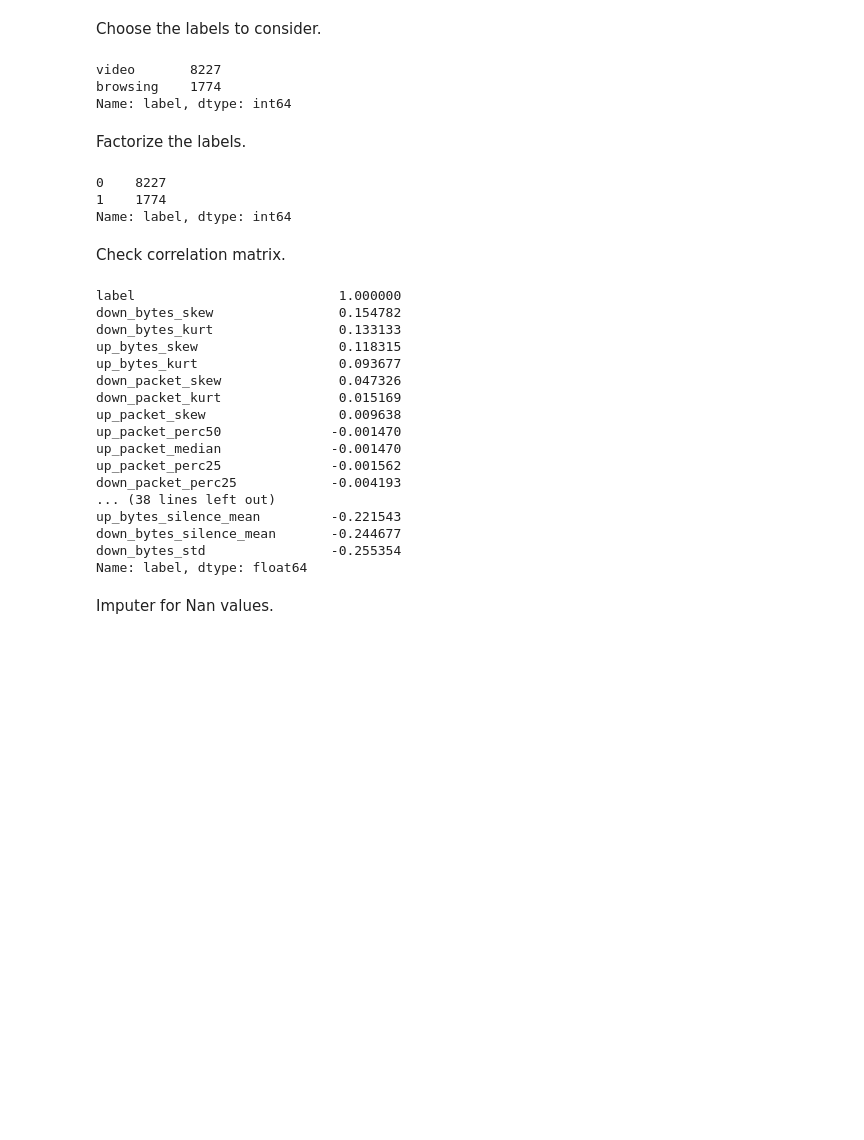
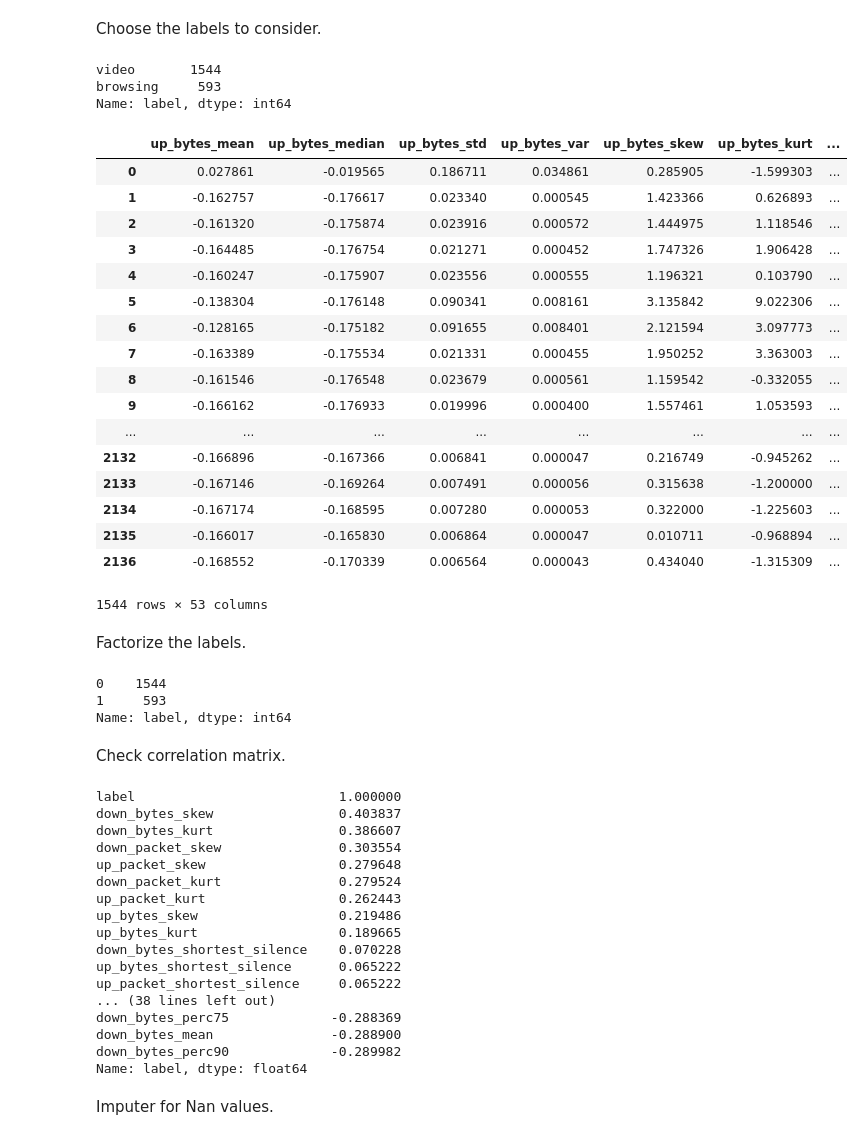
Before and after one commit to alagoa/application-identification, a Jupyter notebook: analysis/browsing_vs_video.ipynb, the cells around one changed output. Saved outputs shown, nothing was run; the diff lists cells and outputs as text; code cells hidden in the pictures; blank space fills up the shorter version.

```diff
--- a/analysis/browsing_vs_video.ipynb
+++ b/analysis/browsing_vs_video.ipynb
@@ -54,7 +54,7 @@ scalogram = scalogram_1 + scalogram_2 + scalogram_3 + scalogram_4 + scalogram_5
 Load the dataset.
 # %%
 base_folder = "csv/"
-file_name = 'all_60s_01s_128.csv'
+file_name = 'all_30s_1s_32.csv'
 
 dataset = pd.read_csv(os.path.join(str(base_folder), str(file_name)))
 
@@ -99,6 +99,7 @@ dataset.loc[dataset['label'] == 'acestream-openvpn', 'label'] = 'acestream'
 dataset.loc[dataset['label'] == 'twitch-openvpn', 'label'] = 'twitch'
 dataset.loc[dataset['label'] == 'netflix-openvpn', 'label'] = 'netflix'
 dataset.loc[dataset['label'] == 'youtube-openvpn', 'label'] = 'youtube'
+dataset.loc[dataset['label'] == 'browsing-openvpn', 'label'] = 'browsing'
 dataset.loc[dataset['label'] == 'reddit', 'label'] = 'browsing'
 dataset.loc[dataset['label'] == 'facebook', 'label'] = 'browsing'
 
@@ -110,9 +111,33 @@ dataset.loc[dataset['label'] == 'acestream', 'label'] = 'video'
 
 dataset['label'].value_counts()
 # %% [output]
-video       8227
-browsing    1774
+video       1544
+browsing     593
 Name: label, dtype: int64
+# %%
+import numpy as np
+browsing = dataset[dataset['label'] == 'browsing']
+video = dataset[dataset['label'] == 'video']
+video
+# %% [output]
+|  | up_bytes_mean | up_bytes_median | up_bytes_std | up_bytes_var | up_bytes_skew | up_bytes_kurt | ... |
+| 0 | 0.027861 | -0.019565 | 0.186711 | 0.034861 | 0.285905 | -1.599303 | ... |
+| 1 | -0.162757 | -0.176617 | 0.023340 | 0.000545 | 1.423366 | 0.626893 | ... |
+| 2 | -0.161320 | -0.175874 | 0.023916 | 0.000572 | 1.444975 | 1.118546 | ... |
+| 3 | -0.164485 | -0.176754 | 0.021271 | 0.000452 | 1.747326 | 1.906428 | ... |
+| 4 | -0.160247 | -0.175907 | 0.023556 | 0.000555 | 1.196321 | 0.103790 | ... |
+| 5 | -0.138304 | -0.176148 | 0.090341 | 0.008161 | 3.135842 | 9.022306 | ... |
+| 6 | -0.128165 | -0.175182 | 0.091655 | 0.008401 | 2.121594 | 3.097773 | ... |
+| 7 | -0.163389 | -0.175534 | 0.021331 | 0.000455 | 1.950252 | 3.363003 | ... |
+| 8 | -0.161546 | -0.176548 | 0.023679 | 0.000561 | 1.159542 | -0.332055 | ... |
+| 9 | -0.166162 | -0.176933 | 0.019996 | 0.000400 | 1.557461 | 1.053593 | ... |
+| ... | ... | ... | ... | ... | ... | ... | ... |
+| 2132 | -0.166896 | -0.167366 | 0.006841 | 0.000047 | 0.216749 | -0.945262 | ... |
+| 2133 | -0.167146 | -0.169264 | 0.007491 | 0.000056 | 0.315638 | -1.200000 | ... |
+| 2134 | -0.167174 | -0.168595 | 0.007280 | 0.000053 | 0.322000 | -1.225603 | ... |
+| 2135 | -0.166017 | -0.165830 | 0.006864 | 0.000047 | 0.010711 | -0.968894 | ... |
+| 2136 | -0.168552 | -0.170339 | 0.006564 | 0.000043 | 0.434040 | -1.315309 | ... |
+1544 rows × 53 columns
 # %% [markdown]
 Factorize the labels.
 # %%
@@ -121,8 +146,8 @@ dataset['label'] = pd.factorize(dataset['label'])[0]
 labels = dataset['label']
 dataset['label'].value_counts()
 # %% [output]
-0    8227
-1    1774
+0    1544
+1     593
 Name: label, dtype: int64
 # %% [markdown]
 Check correlation matrix.
@@ -130,21 +155,21 @@ Check correlation matrix.
 dataset.corr()['label'].sort_values(ascending=False)
 # %% [output]
 label                          1.000000
-down_bytes_skew                0.154782
-down_bytes_kurt                0.133133
-up_bytes_skew                  0.118315
-up_bytes_kurt                  0.093677
-down_packet_skew               0.047326
-down_packet_kurt               0.015169
-up_packet_skew                 0.009638
-up_packet_perc50              -0.001470
-up_packet_median              -0.001470
-up_packet_perc25              -0.001562
-down_packet_perc25            -0.004193
+down_bytes_skew                0.403837
+down_bytes_kurt                0.386607
+down_packet_skew               0.303554
+up_packet_skew                 0.279648
+down_packet_kurt               0.279524
+up_packet_kurt                 0.262443
+up_bytes_skew                  0.219486
+up_bytes_kurt                  0.189665
+down_bytes_shortest_silence    0.070228
+up_bytes_shortest_silence      0.065222
+up_packet_shortest_silence     0.065222
 ... (38 lines left out)
-up_bytes_silence_mean         -0.221543
-down_bytes_silence_mean       -0.244677
-down_bytes_std                -0.255354
+down_bytes_perc75             -0.288369
+down_bytes_mean               -0.288900
+down_bytes_perc90             -0.289982
 Name: label, dtype: float64
 # %% [markdown]
 Imputer for Nan values.
```
Also changed, not shown: parts of 9 cells of this notebook, 16 other files.
